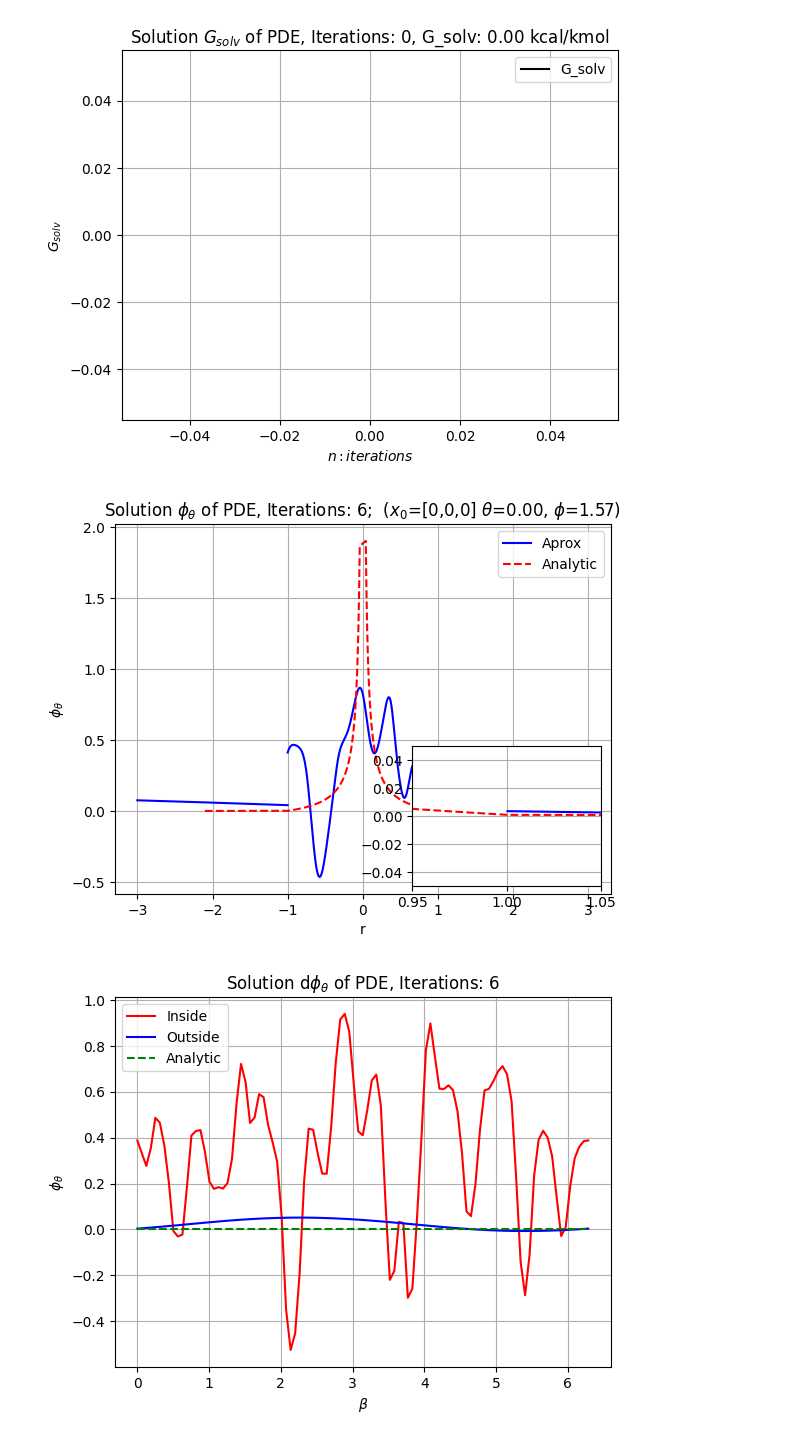
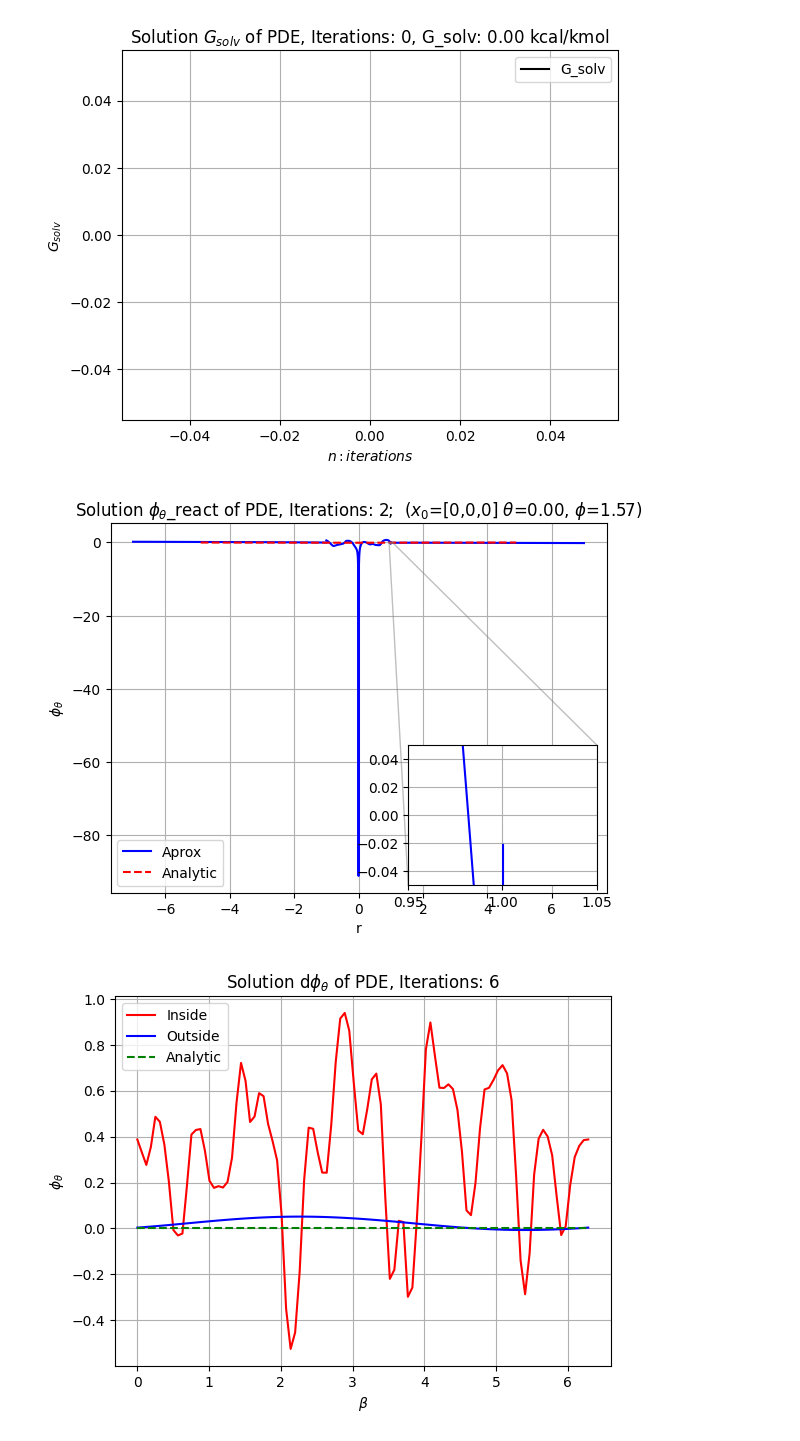
Before and after one commit to MartinAchondo/XPPBE, a Jupyter notebook: code/Post/post.ipynb, the cells around one changed output. Cells and saved outputs as stored; diff of their text form; code cells hidden in the pictures.

```diff
--- a/code/Post/post.ipynb
+++ b/code/Post/post.ipynb
@@ -19,7 +19,7 @@ sys.path.append(new_directory)
 # %% [markdown]
 #### Simulation Name
 # %%
-simulation_name = 'Main_BornIon'
+simulation_name = 'Main'
 simulation_folder = 'tests'
 
 results_dir = os.path.sep.join(path_components[:-2])
@@ -36,17 +36,19 @@ folder_name = 'S_temp'
 folder_path = os.path.join(main_path,'results',folder_name)
 
 from S_temp import PDE
+from S_temp import network
+from S_temp import equation
 
 sim = PDE()
-N_points = {'hmin_interior': 1.0,
-            'hmin_exterior': 1.0,
+N_points = {'hmin_interior': 0.01,
+            'hmin_exterior': 0.5,
             'density_mol': 40,
             'density_border': 4,
             'dx_experimental': 2,
             'N_pq': 100,
             'G_sigma': 0.04,
             'mesh_generator': 'msms',
-            'dR_exterior': 2
+            'dR_exterior': 6
                 }
 for key,value in N_points.items():
     sim.N_points[key] = value
@@ -73,10 +75,11 @@ REDUCED SURFACE ...
 Mesh initialization ready
 PDEs and datasets ready
 # %%
-Iter = 6
-from NN.NeuralNet import XPINN_NeuralNet
+Iter = 2
+if network == 'xpinn':
+    from NN.NeuralNet import XPINN_NeuralNet as NeuralNet
 XPINN_solver.folder_path = folder_path
-XPINN_solver.load_NeuralNet(XPINN_NeuralNet,results_path,f'iter_{Iter}')
+XPINN_solver.load_NeuralNet(NeuralNet,results_path,f'iter_{Iter}')
 XPINN_solver.N_iters = XPINN_solver.iter
 # %%
 from Post.Postcode import Born_Ion_Postprocessing as Postprocessing
@@ -99,9 +105,9 @@ Post.plot_G_solv_history()
 # %% [output]
 [figure]
 # %%
-Post.plot_aprox_analytic(N=8000,zoom=True, lims_zoom=[[0.95,1.05],None])
+Post.plot_aprox_analytic(N=8000,zoom=True, lims_zoom=[[0.95,1.05],None], value='react')
 # %% [output]
-[figure, old version]
+[figure, new version]
 # %%
 Post.plot_line_interface()
 # %% [output]
```
Also changed, not shown: parts of 5 cells of this notebook, 11 other files.
